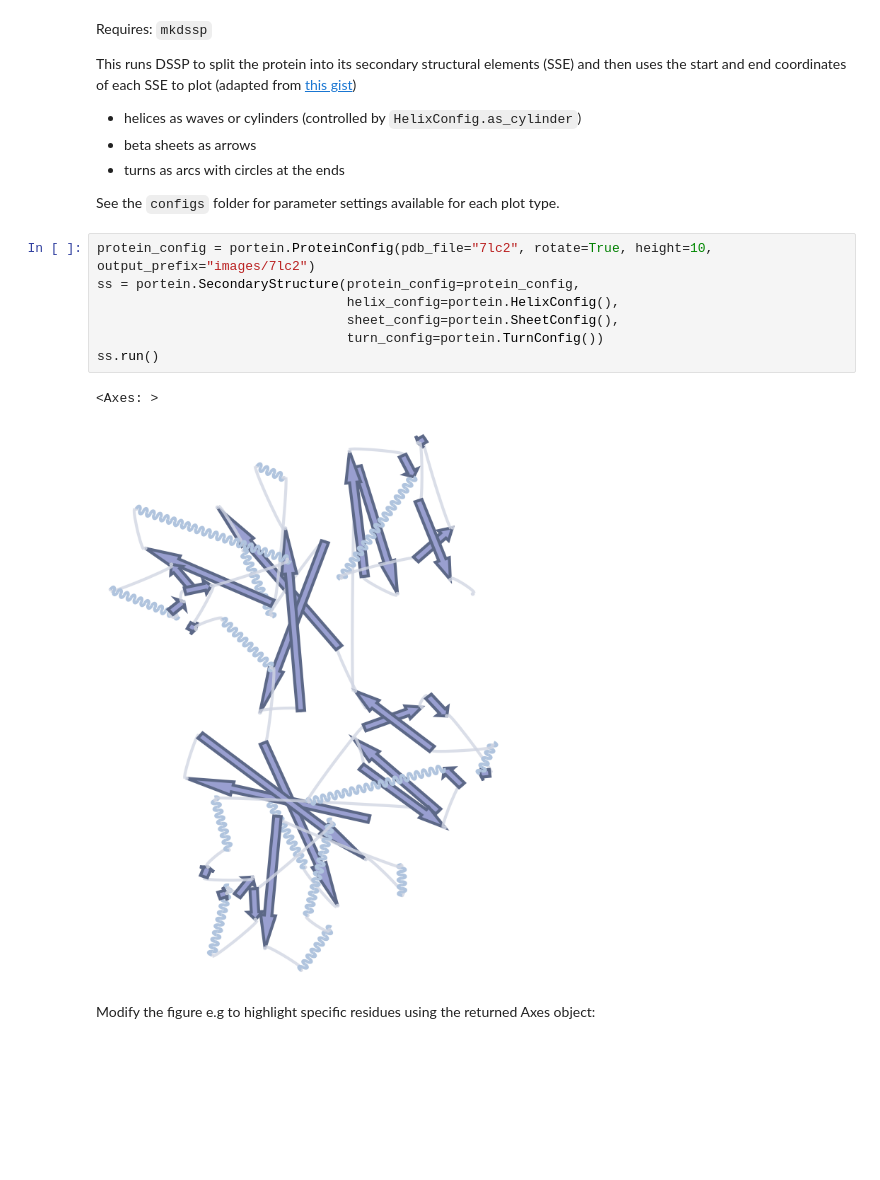
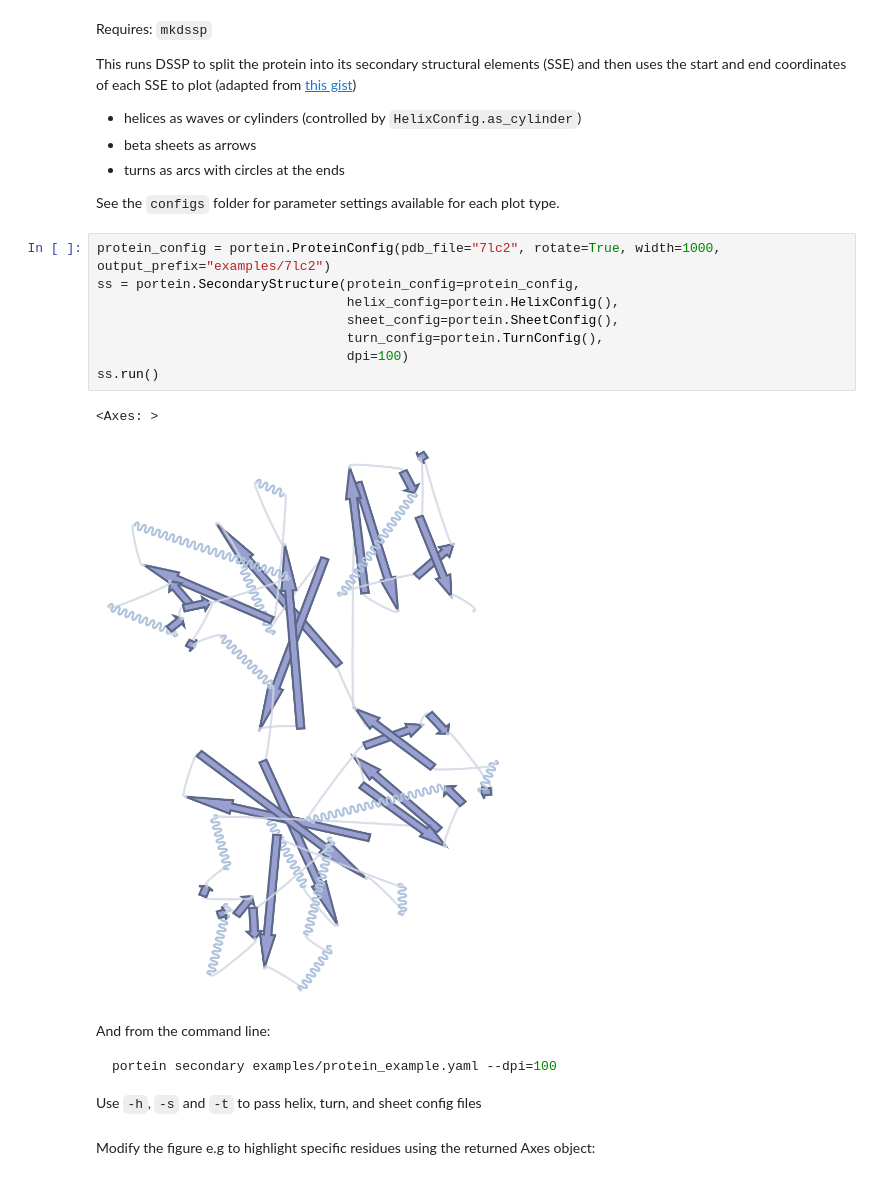
Before and after one commit to TurtleTools/portein, a Jupyter notebook: README.ipynb, the cells around one changed output. Cells and saved outputs as stored; diff of their text form; blank space fills up the shorter version.

````diff
--- a/README.ipynb
+++ b/README.ipynb
@@ -151,15 +177,24 @@ This runs DSSP to split the protein into its secondary structural elements (SSE)
 
 See the `configs` folder for parameter settings available for each plot type.
 # %%
-protein_config = portein.ProteinConfig(pdb_file="7lc2", rotate=True, height=10, output_prefix="images/7lc2")
+protein_config = portein.ProteinConfig(pdb_file="7lc2", rotate=True, width=1000, output_prefix="examples/7lc2")
 ss = portein.SecondaryStructure(protein_config=protein_config,
                                 helix_config=portein.HelixConfig(),
                                 sheet_config=portein.SheetConfig(),
-                                turn_config=portein.TurnConfig())
+                                turn_config=portein.TurnConfig(),
+                                dpi=100)
 ss.run()
 # %% [output]
 <Axes: >
-[figure, old version]
+[figure, new version]
+# %% [markdown]
+And from the command line:
+
+```sh
+portein secondary examples/protein_example.yaml --dpi=100
+```
+
+Use `-h`, `-s` and `-t` to pass helix, turn, and sheet config files
 # %% [markdown]
 Modify the figure e.g to highlight specific residues using the returned Axes object:
 # %%
````
Also changed, not shown: parts of 11 cells of this notebook, 23 other files.
